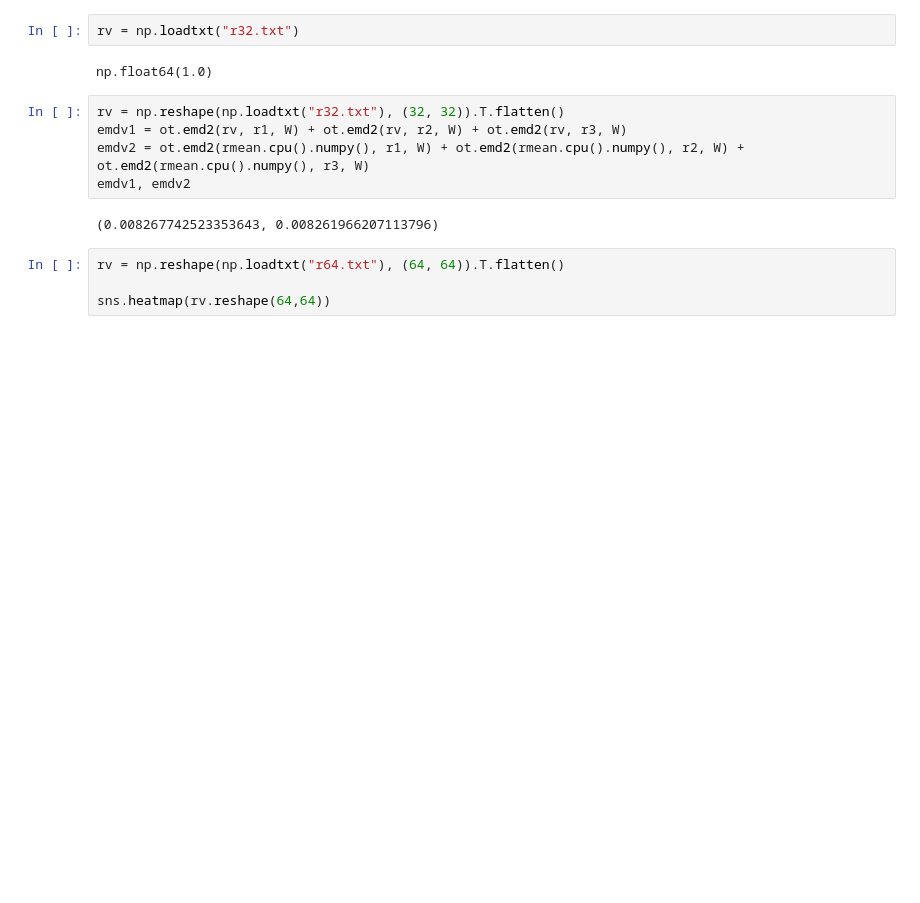
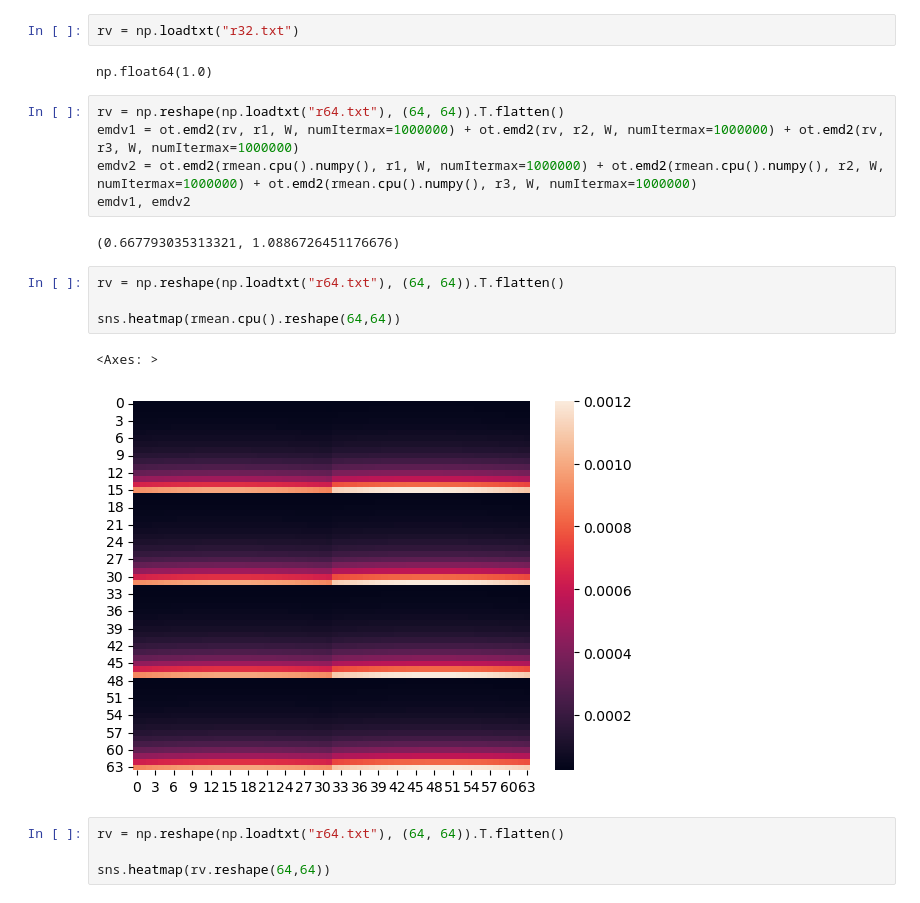
Before and after one commit to mxburns2022/CuDXG.jl, a Jupyter notebook: scratch.ipynb, the cells around one changed output. Cells and saved outputs as stored; diff of their text form; blank space fills up the shorter version.

```diff
--- a/scratch.ipynb
+++ b/scratch.ipynb
@@ -123,12 +105,19 @@ rv = np.loadtxt("r32.txt")
 # %% [output]
 np.float64(1.0)
 # %%
-rv = np.reshape(np.loadtxt("r32.txt"), (32, 32)).T.flatten()
-emdv1 = ot.emd2(rv, r1, W) + ot.emd2(rv, r2, W) + ot.emd2(rv, r3, W)
-emdv2 = ot.emd2(rmean.cpu().numpy(), r1, W) + ot.emd2(rmean.cpu().numpy(), r2, W) + ot.emd2(rmean.cpu().numpy(), r3, W)
+rv = np.reshape(np.loadtxt("r64.txt"), (64, 64)).T.flatten()
+emdv1 = ot.emd2(rv, r1, W, numItermax=1000000) + ot.emd2(rv, r2, W, numItermax=1000000) + ot.emd2(rv, r3, W, numItermax=1000000)
+emdv2 = ot.emd2(rmean.cpu().numpy(), r1, W, numItermax=1000000) + ot.emd2(rmean.cpu().numpy(), r2, W, numItermax=1000000) + ot.emd2(rmean.cpu().numpy(), r3, W, numItermax=1000000)
 emdv1, emdv2
 # %% [output]
-(0.008267742523353643, 0.008261966207113796)
+(0.667793035313321, 1.0886726451176676)
+# %%
+rv = np.reshape(np.loadtxt("r64.txt"), (64, 64)).T.flatten()
+
+sns.heatmap(rmean.cpu().reshape(64,64))
+# %% [output]
+<Axes: >
+[figure, added]
 # %%
 rv = np.reshape(np.loadtxt("r64.txt"), (64, 64)).T.flatten()
 
```
Also changed, not shown: parts of 3 cells of this notebook, 9 other files.
